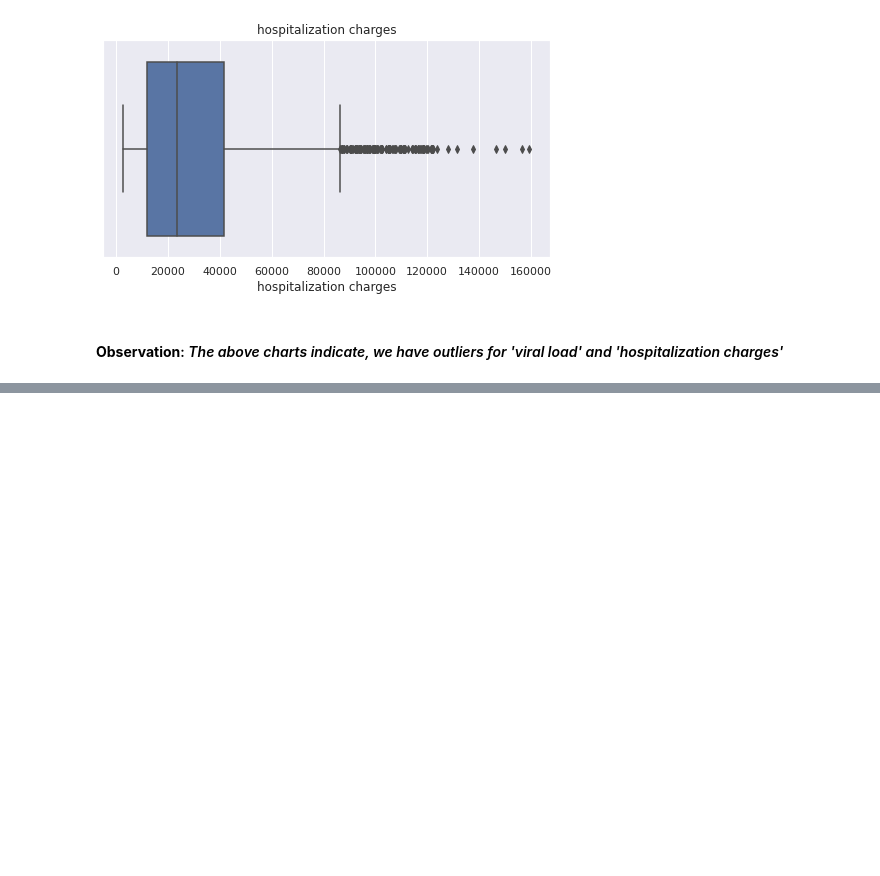
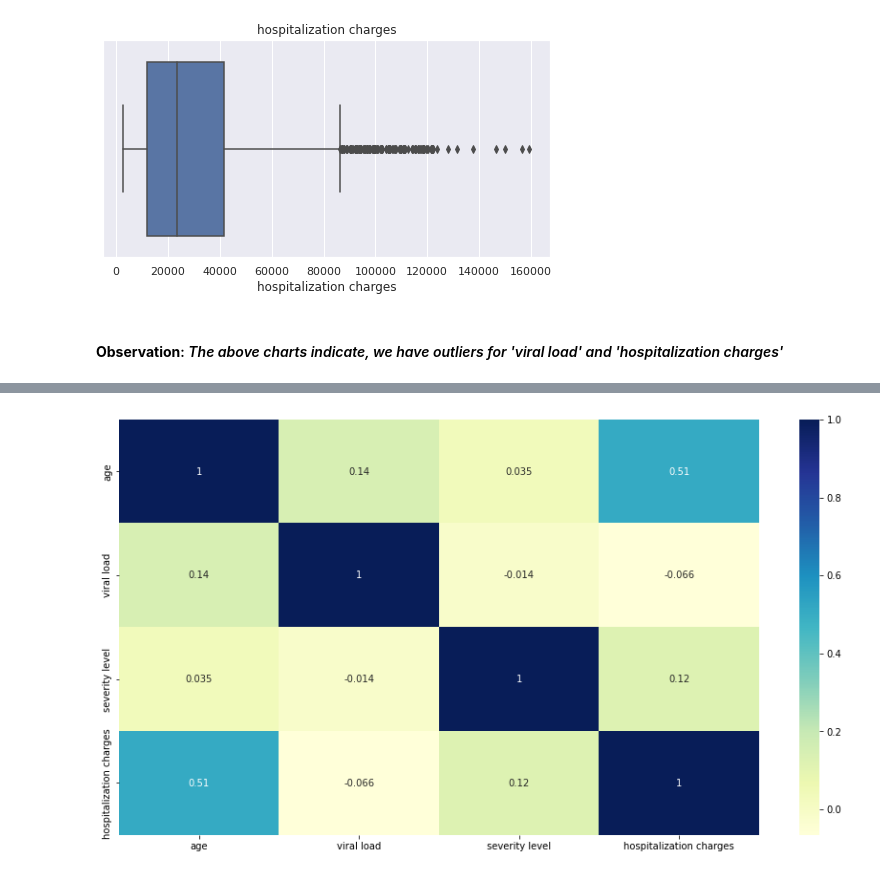
Before and after one commit to pkmariya/Scaler01, a Jupyter notebook: Apollo_CaseStudy_Mariya_DSML22.ipynb, the cells around one changed output, grey strips where cells are left out. Drawn from its saved outputs; the diff is of its cells as text; code cells hidden in the pictures; blank space fills up the shorter version.

```diff
--- a/Apollo_CaseStudy_Mariya_DSML22.ipynb
+++ b/Apollo_CaseStudy_Mariya_DSML22.ipynb
@@ -338,0 +354,7 @@ plt.figure().clf()
+# %%
+# Check for Correleation
+plt.figure(figsize=(15,8))
+sns.heatmap(work_df.corr(), annot=True, cmap='YlGnBu')
+plt.show()
+# %% [output]
+[figure, added]
```
Also changed, not shown: parts of 6 cells of this notebook.
